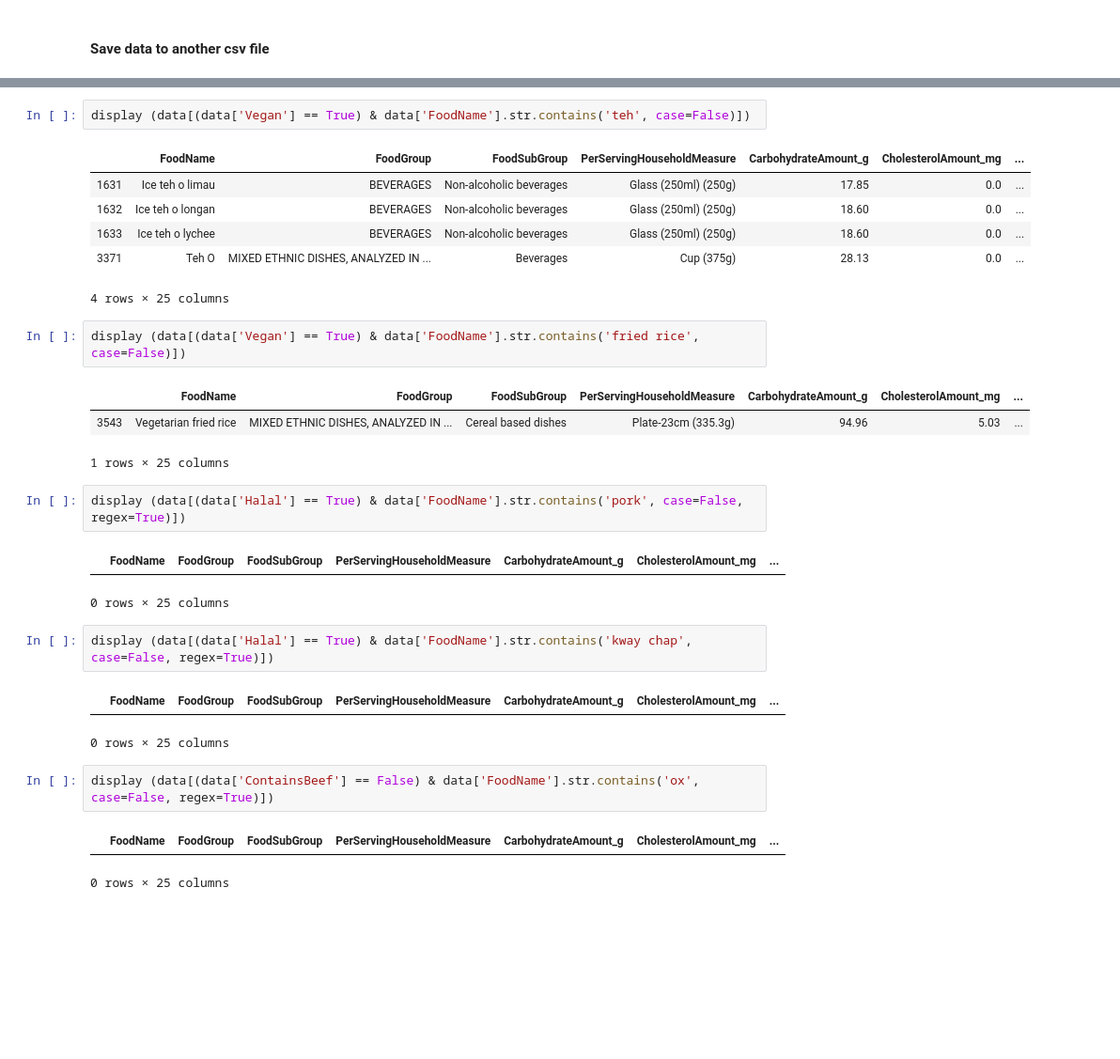
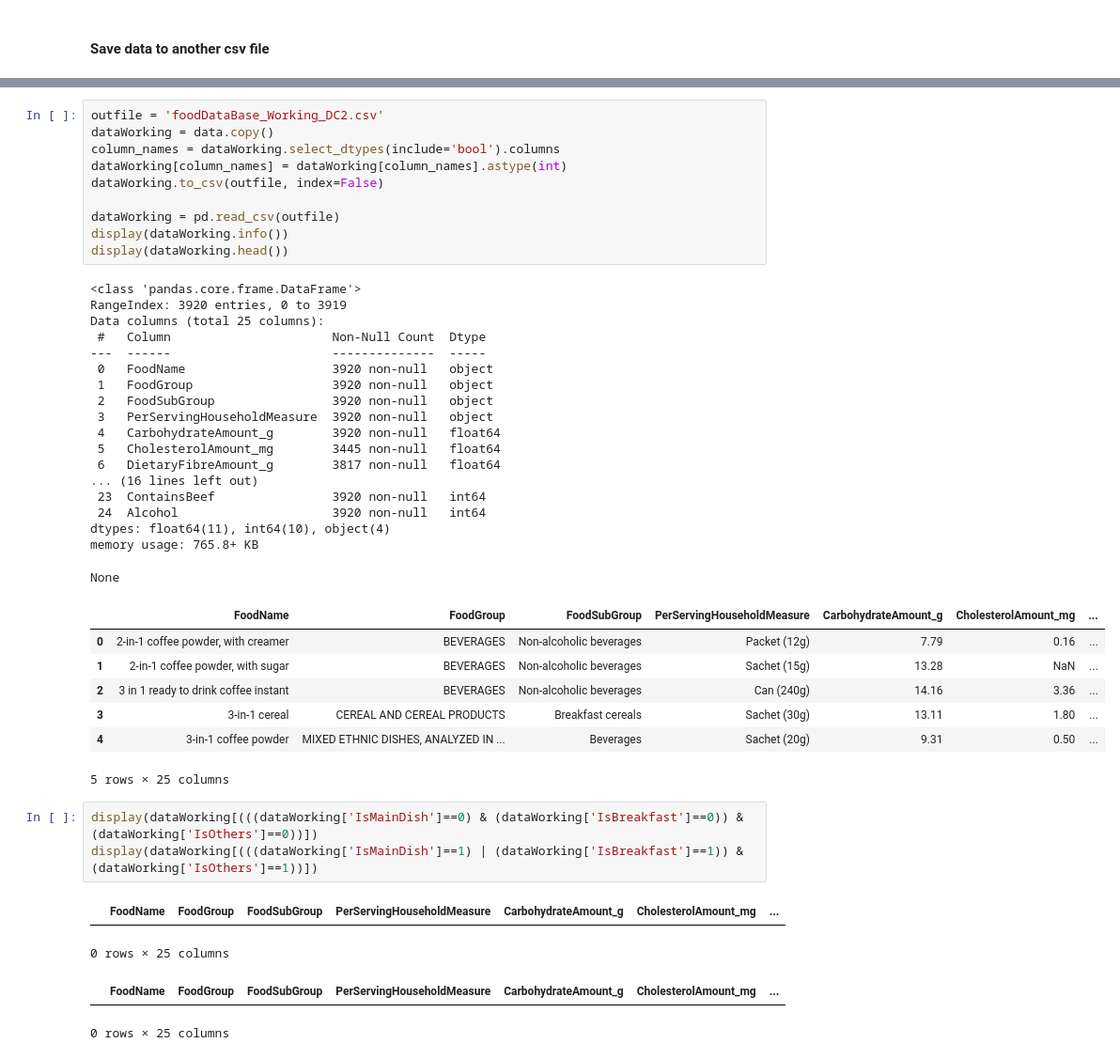
Before and after one commit to ISS-IS02PT/IRS-PM-ISY5001-2020-01-18-GROUP5-A.I.-Food-Recommender, a Jupyter notebook: SystemCode/Integrations/foodrec_proj/foodrec/Dataset/Food_Data_EDA.ipynb, the cells around one changed output, grey strips where cells are left out. Shown: that part at 94% size. Cells and saved outputs as stored; diff of their text form; blank space fills up the shorter version.

Commit message:
Update EDA notebook and API Client
Change EDA output file boolean columns to int
Add keep checkbox to API Client
Add refresh button for food list

```diff
--- a/SystemCode/Integrations/foodrec_proj/foodrec/Dataset/Food_Data_EDA.ipynb
+++ b/SystemCode/Integrations/foodrec_proj/foodrec/Dataset/Food_Data_EDA.ipynb
@@ -1738,30 +1603,44 @@ display (data[(data['Vegan'] == True) & data['FoodName'].str.contains('satay bee
-# %%
-display (data[(data['Vegan'] == True) & data['FoodName'].str.contains('teh', case=False)])
-# %% [output]
-|  | FoodName | FoodGroup | FoodSubGroup | PerServingHouseholdMeasure | CarbohydrateAmount_g | CholesterolAmount_mg | ... |
-| 1631 | Ice teh o limau | BEVERAGES | Non-alcoholic beverages | Glass (250ml) (250g) | 17.85 | 0.0 | ... |
-| 1632 | Ice teh o longan | BEVERAGES | Non-alcoholic beverages | Glass (250ml) (250g) | 18.60 | 0.0 | ... |
-| 1633 | Ice teh o lychee | BEVERAGES | Non-alcoholic beverages | Glass (250ml) (250g) | 18.60 | 0.0 | ... |
-| 3371 | Teh O | MIXED ETHNIC DISHES, ANALYZED IN ... | Beverages | Cup (375g) | 28.13 | 0.0 | ... |
-4 rows × 25 columns
-# %%
-display (data[(data['Vegan'] == True) & data['FoodName'].str.contains('fried rice', case=False)])
-# %% [output]
-|  | FoodName | FoodGroup | FoodSubGroup | PerServingHouseholdMeasure | CarbohydrateAmount_g | CholesterolAmount_mg | ... |
-| 3543 | Vegetarian fried rice | MIXED ETHNIC DISHES, ANALYZED IN ... | Cereal based dishes | Plate-23cm (335.3g) | 94.96 | 5.03 | ... |
-1 rows × 25 columns
-# %%
-display (data[(data['Halal'] == True) & data['FoodName'].str.contains('pork', case=False, regex=True)])
-# %% [output]
-|  | FoodName | FoodGroup | FoodSubGroup | PerServingHouseholdMeasure | CarbohydrateAmount_g | CholesterolAmount_mg | ... |
-0 rows × 25 columns
-# %%
-display (data[(data['Halal'] == True) & data['FoodName'].str.contains('kway chap', case=False, regex=True)])
-# %% [output]
-|  | FoodName | FoodGroup | FoodSubGroup | PerServingHouseholdMeasure | CarbohydrateAmount_g | CholesterolAmount_mg | ... |
-0 rows × 25 columns
-# %%
-display (data[(data['ContainsBeef'] == False) & data['FoodName'].str.contains('ox', case=False, regex=True)])
-# %% [output]
-|  | FoodName | FoodGroup | FoodSubGroup | PerServingHouseholdMeasure | CarbohydrateAmount_g | CholesterolAmount_mg | ... |
-0 rows × 25 columns
+# %%
+outfile = 'foodDataBase_Working_DC2.csv'
+dataWorking = data.copy()
+column_names = dataWorking.select_dtypes(include='bool').columns
+dataWorking[column_names] = dataWorking[column_names].astype(int)
+dataWorking.to_csv(outfile, index=False)
+
+dataWorking = pd.read_csv(outfile)
+display(dataWorking.info())
+display(dataWorking.head())
+# %% [output]
+<class 'pandas.core.frame.DataFrame'>
+RangeIndex: 3920 entries, 0 to 3919
+Data columns (total 25 columns):
+ #   Column                      Non-Null Count  Dtype
+---  ------                      --------------  -----
+ 0   FoodName                    3920 non-null   object
+ 1   FoodGroup                   3920 non-null   object
+ 2   FoodSubGroup                3920 non-null   object
+ 3   PerServingHouseholdMeasure  3920 non-null   object
+ 4   CarbohydrateAmount_g        3920 non-null   float64
+ 5   CholesterolAmount_mg        3445 non-null   float64
+ 6   DietaryFibreAmount_g        3817 non-null   float64
+... (16 lines left out)
+ 23  ContainsBeef                3920 non-null   int64
+ 24  Alcohol                     3920 non-null   int64
+dtypes: float64(11), int64(10), object(4)
+memory usage: 765.8+ KB
+None
+|  | FoodName | FoodGroup | FoodSubGroup | PerServingHouseholdMeasure | CarbohydrateAmount_g | CholesterolAmount_mg | ... |
+| 0 | 2-in-1 coffee powder, with creamer | BEVERAGES | Non-alcoholic beverages | Packet (12g) | 7.79 | 0.16 | ... |
+| 1 | 2-in-1 coffee powder, with sugar | BEVERAGES | Non-alcoholic beverages | Sachet (15g) | 13.28 | NaN | ... |
+| 2 | 3 in 1 ready to drink coffee instant | BEVERAGES | Non-alcoholic beverages | Can (240g) | 14.16 | 3.36 | ... |
+| 3 | 3-in-1 cereal | CEREAL AND CEREAL PRODUCTS | Breakfast cereals | Sachet (30g) | 13.11 | 1.80 | ... |
+| 4 | 3-in-1 coffee powder | MIXED ETHNIC DISHES, ANALYZED IN ... | Beverages | Sachet (20g) | 9.31 | 0.50 | ... |
+5 rows × 25 columns
+# %%
+display(dataWorking[(((dataWorking['IsMainDish']==0) & (dataWorking['IsBreakfast']==0)) & (dataWorking['IsOthers']==0))])
+display(dataWorking[(((dataWorking['IsMainDish']==1) | (dataWorking['IsBreakfast']==1)) & (dataWorking['IsOthers']==1))])
+# %% [output]
+|  | FoodName | FoodGroup | FoodSubGroup | PerServingHouseholdMeasure | CarbohydrateAmount_g | CholesterolAmount_mg | ... |
+0 rows × 25 columns
+|  | FoodName | FoodGroup | FoodSubGroup | PerServingHouseholdMeasure | CarbohydrateAmount_g | CholesterolAmount_mg | ... |
+0 rows × 25 columns
```
Also changed, not shown: parts of 51 cells of this notebook, 11 other files.
